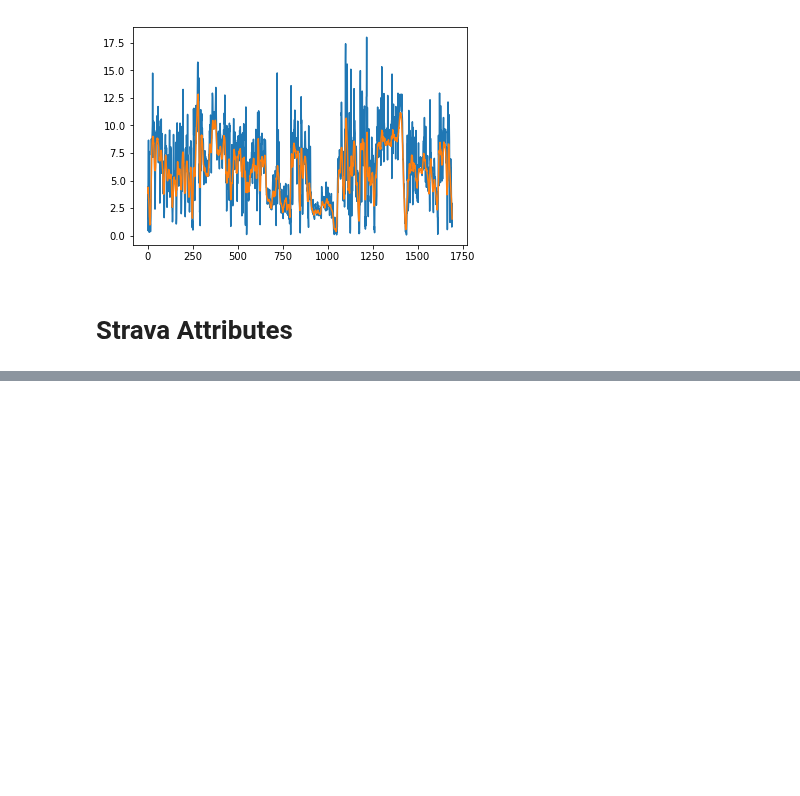
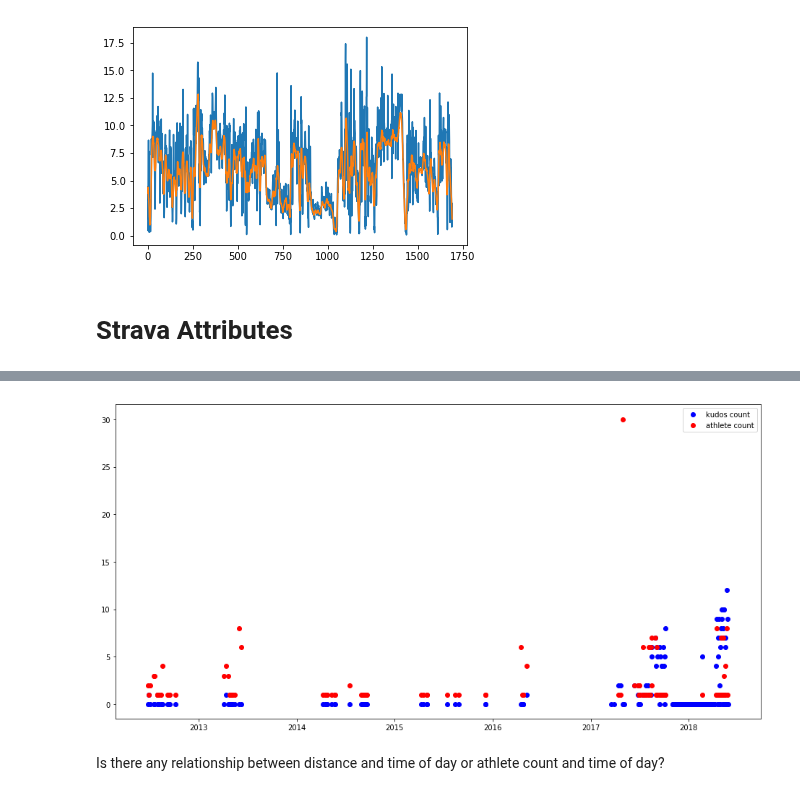
Before and after one commit to rwinklerwilkes/Strava, a Jupyter notebook: Strava.ipynb, the cells around one changed output, grey strips where cells are left out. Drawn from its saved outputs; the diff is of its cells as text; code cells hidden in the pictures; blank space fills up the shorter version.

```diff
--- a/Strava.ipynb
+++ b/Strava.ipynb
@@ -531,0 +687,15 @@ activities.groupby('')
+# %%
+fig,ax = plt.subplots(figsize=(16,8))
+
+x = biking['date'].apply(lambda x: pd.to_datetime(x)).values
+y = biking['kudos_count'].values
+y2 = biking['athlete_count'].values
+
+ax.scatter(x,y,c='b',label='kudos count')
+ax.scatter(x,y2,c='r',label='athlete count')
+ax.legend()
+plt.show()
+# %% [output]
+[figure, added]
+# %% [markdown]
+Is there any relationship between distance and time of day or athlete count and time of day?
```
Also changed, not shown: parts of 64 cells of this notebook, 1 other file.
